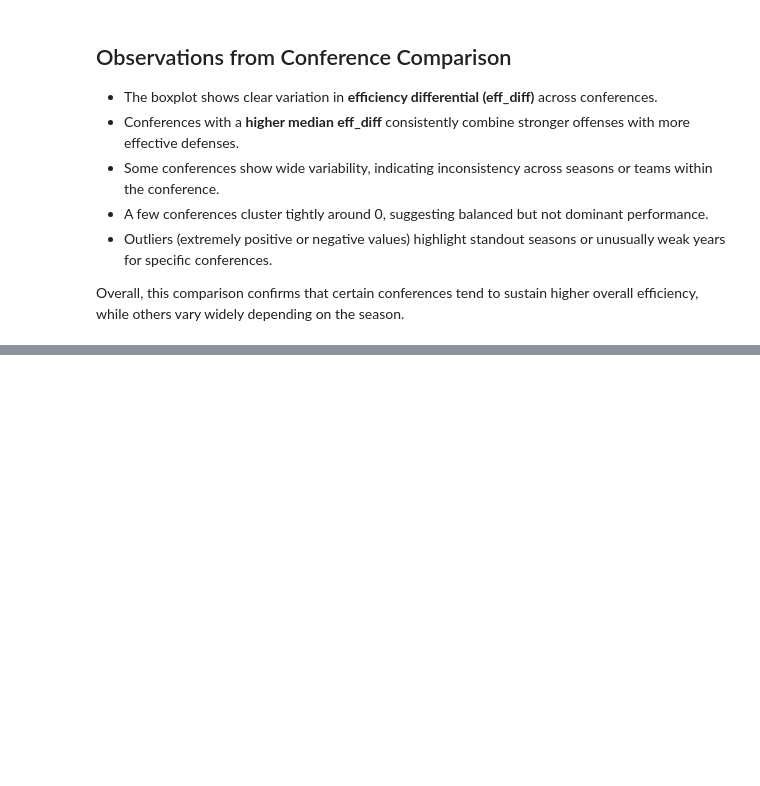
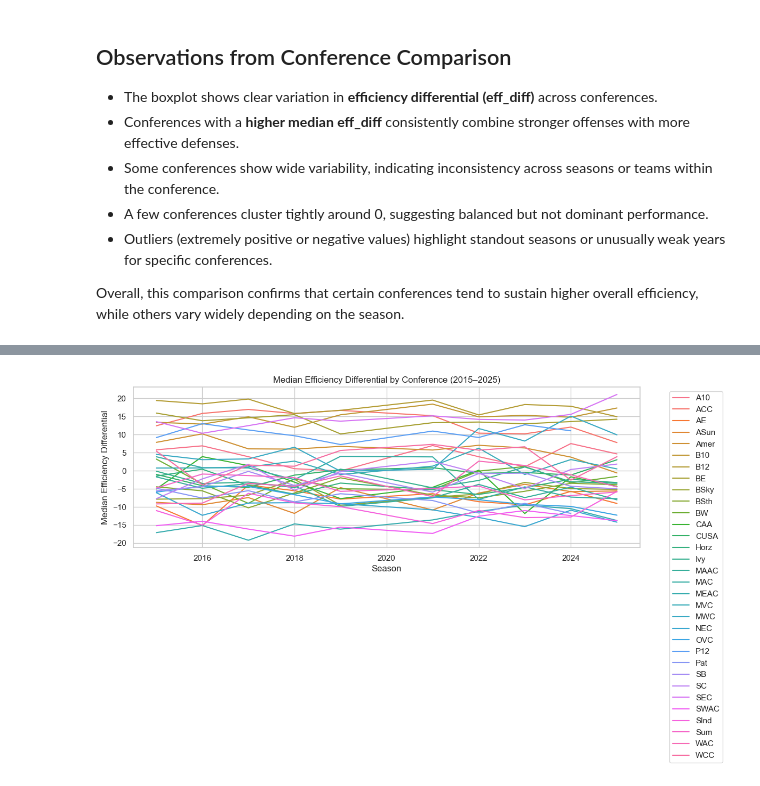
Before and after one commit to brendonmcnulty/datafun-06-eda, a Jupyter notebook: brendon_eda.ipynb, the cells around one changed output, grey strips where cells are left out. Drawn from its saved outputs; the diff is of its cells as text; code cells hidden in the pictures; blank space fills up the shorter version.

```diff
--- a/brendon_eda.ipynb
+++ b/brendon_eda.ipynb
@@ -388,0 +430,23 @@ while others vary widely depending on the season.
+# %%
+# Aggregate median eff_diff by season and conference
+trend = (
+    df_conf.groupby(['season', 'conference'])['eff_diff']
+           .median()
+           .reset_index()
+)
+
+plt.figure(figsize=(12, 6))
+sns.lineplot(
+    data=trend,
+    x='season',
+    y='eff_diff',
+    hue='conference'
+)
+plt.title('Median Efficiency Differential by Conference (2015–2025)')
+plt.xlabel('Season')
+plt.ylabel('Median Efficiency Differential')
+plt.legend(bbox_to_anchor=(1.05, 1), loc='upper left')
+plt.tight_layout()
+plt.show()
+# %% [output]
+[figure, added]
```
Also changed, not shown: parts of 5 cells of this notebook.
